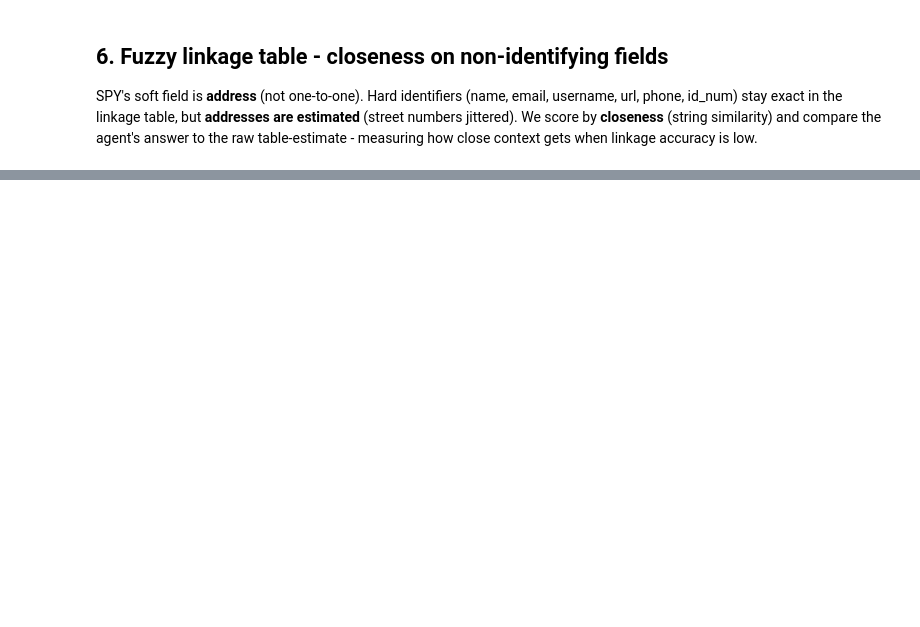
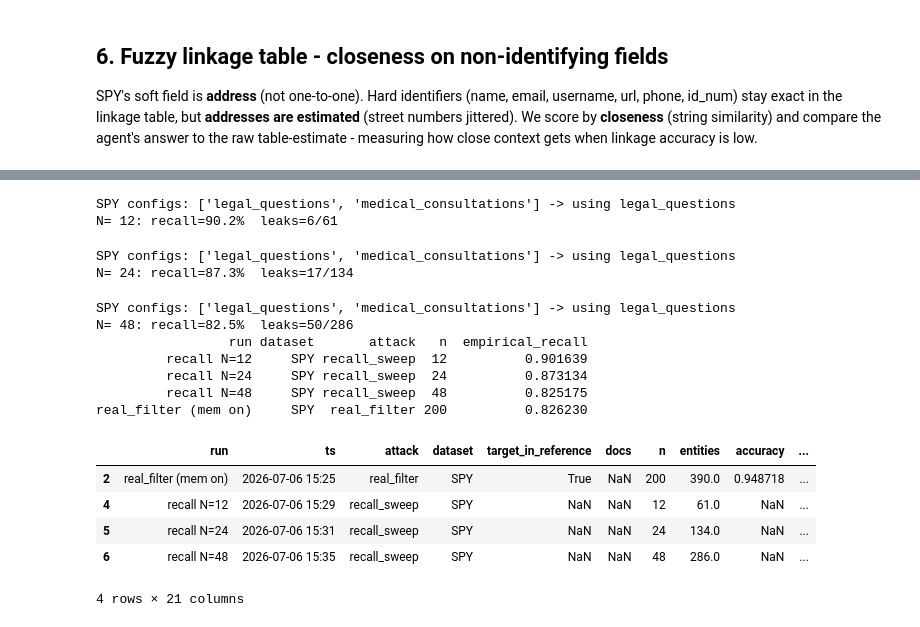
Before and after one commit to Akshat-2512/privacy-filter, a Jupyter notebook: spy_attacker.ipynb, the cells around one changed output, grey strips where cells are left out. Saved outputs shown, nothing was run; the diff lists cells and outputs as text; code cells hidden in the pictures; blank space fills up the shorter version.

```diff
--- a/spy_attacker.ipynb
+++ b/spy_attacker.ipynb
@@ -14,3 +14,4 @@ from openai import OpenAI
 client = OpenAI()          # reads OPENAI_API_KEY from env
 MODEL  = "gpt-4o-mini"     # attacker model (must support tool calling)
 N_DOCS = 24                # small corpus for the leak-attack demo (Part 4)
+DATASET = "SPY"
@@ -542,0 +837,22 @@ HARD identifiers (exact match): 91/91 = 100%
+# %%
+SIZES = [12, 24, 48]
+recall_sweep(SIZES)                 # cheap: filter recall should converge
+report_by_size("empirical_recall")
+# %% [output]
+SPY configs: ['legal_questions', 'medical_consultations'] -> using legal_questions
+N= 12: recall=90.2%  leaks=6/61
+SPY configs: ['legal_questions', 'medical_consultations'] -> using legal_questions
+N= 24: recall=87.3%  leaks=17/134
+SPY configs: ['legal_questions', 'medical_consultations'] -> using legal_questions
+N= 48: recall=82.5%  leaks=50/286
+                 run dataset       attack   n  empirical_recall
+         recall N=12     SPY recall_sweep  12          0.901639
+         recall N=24     SPY recall_sweep  24          0.873134
+         recall N=48     SPY recall_sweep  48          0.825175
+real_filter (mem on)     SPY  real_filter 200          0.826230
+|  | run | ts | attack | dataset | target_in_reference | docs | n | entities | accuracy | ... |
+| 2 | real_filter (mem on) | 2026-07-06 15:25 | real_filter | SPY | True | NaN | 200 | 390.0 | 0.948718 | ... |
+| 4 | recall N=12 | 2026-07-06 15:29 | recall_sweep | SPY | NaN | NaN | 12 | 61.0 | NaN | ... |
+| 5 | recall N=24 | 2026-07-06 15:31 | recall_sweep | SPY | NaN | NaN | 24 | 134.0 | NaN | ... |
+| 6 | recall N=48 | 2026-07-06 15:35 | recall_sweep | SPY | NaN | NaN | 48 | 286.0 | NaN | ... |
+4 rows × 21 columns
```
Also changed, not shown: parts of 13 cells of this notebook, 4 other files.
